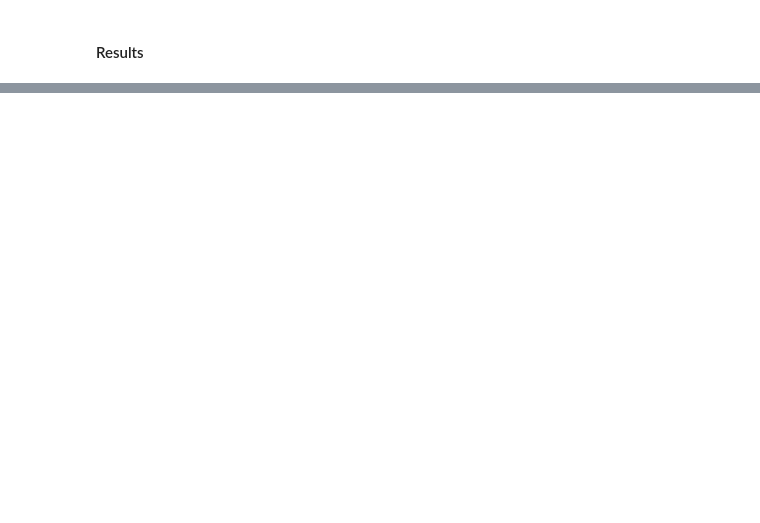
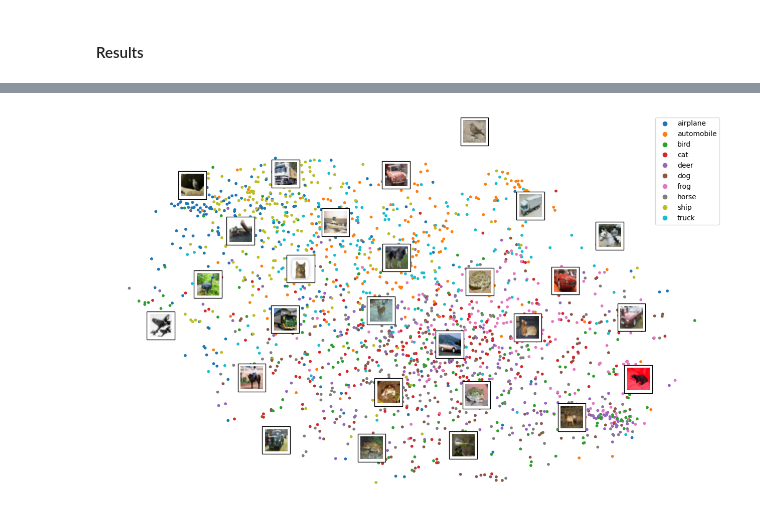
Before and after one commit to hayashady/NU_MSDS, a Jupyter notebook: 458 - Artificial Intelligence & Deep Learning/458.5 - Spatial Data Processing: Convolutional Neural Networks/Assignment2Hayashi.ipynb, the cells around one changed output, grey strips where cells are left out. Cells and saved outputs as stored; diff of their text form; code cells hidden in the pictures; blank space fills up the shorter version.

```diff
--- a/458 - Artificial Intelligence & Deep Learning/458.5 - Spatial Data Processing: Convolutional Neural Networks/Assignment2Hayashi.ipynb
+++ b/458 - Artificial Intelligence & Deep Learning/458.5 - Spatial Data Processing: Convolutional Neural Networks/Assignment2Hayashi.ipynb
@@ -589,0 +719,13 @@ experiment_results
+# %%
+model = model_three
+# %%
+# Extracts the outputs of all layers:
+layer_outputs = [layer.output for layer in model.layers]
+
+# Creates a model that will return these outputs, given the model input:
+activation_model = models.Model(inputs=model.input, outputs=layer_outputs)
+
+# Get activation values for the last dense layer
+activations = activation_model.predict(x_valid_norm[:2000])
+dense_layer_activations = activations[-3]
+output_layer_activations = activations[-1]
@@ -589,0 +734,7 @@ experiment_results
+# %%
+# Reduce the dimension using T-SNE to visualize i n a scatterplot
+tsne = TSNE(n_components=2, verbose=1, init='pca', learning_rate='auto', perplexity=40, n_iter=300)
+tsne_results = tsne.fit_transform(dense_layer_activations)
+
+# Scaling
+tsne_results = (tsne_results - tsne_results.min()) / (tsne_results.max() - tsne_results.min())
@@ -589,0 +750,19 @@ experiment_results
+# %%
+cmap = plt.cm.tab10
+plt.figure(figsize=(16,10))
+scatter = plt.scatter(tsne_results[:,0],tsne_results[:,1], c=y_valid_split[:2000], s=10, cmap=cmap)
+plt.legend(handles=scatter.legend_elements()[0], labels=class_names)
+
+image_positions = np.array([[1., 1.]])
+for index, position in enumerate(tsne_results):
+    dist = np.sum((position - image_positions) ** 2, axis=1)
+    if np.min(dist) > 0.02: # if far enough from other images
+        image_positions = np.r_[image_positions, [position]]
+        imagebox = mpl.offsetbox.AnnotationBbox(
+            mpl.offsetbox.OffsetImage(x_train[index], cmap="binary"),
+            position, bboxprops={"lw": 1})
+        plt.gca().add_artist(imagebox)
+plt.axis("off")
+plt.show()
+# %% [output]
+[figure, added]
```
Also changed, not shown: parts of 32 cells of this notebook, 10 other files.
